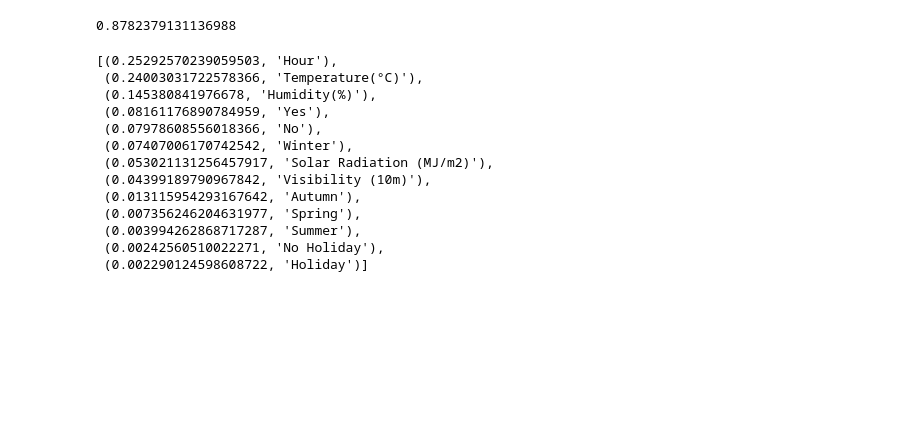
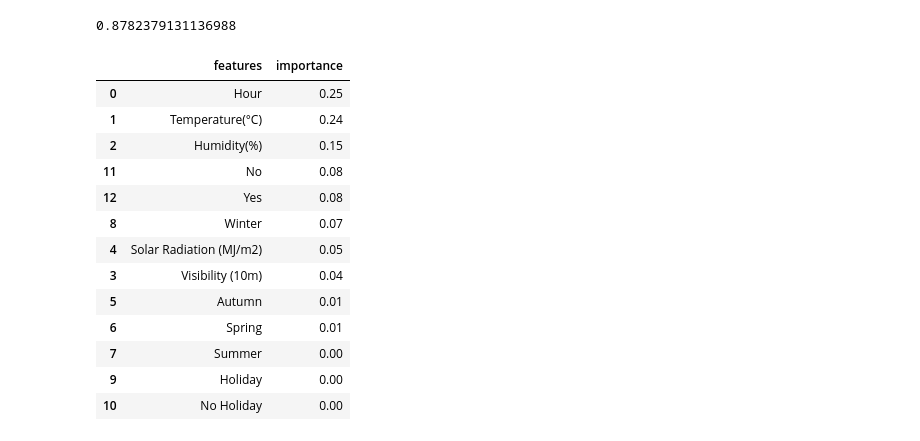
Before and after one commit to RupeshSharma14/Bike-Sharing-Demand-Prediction, a Jupyter notebook: Bike_Sharing_Demand_Prediction_Capstone_Project.ipynb, the cells around one changed output. Saved outputs shown, nothing was run; the diff lists cells and outputs as text; code cells hidden in the pictures; blank space fills up the shorter version.

```diff
--- a/Bike_Sharing_Demand_Prediction_Capstone_Project.ipynb
+++ b/Bike_Sharing_Demand_Prediction_Capstone_Project.ipynb
@@ -691,28 +691,31 @@ r2_score(test_bike_count, predictions)
 # %%
 imp_features_forest = rnd_search.best_estimator_.feature_importances_
 cat_encoder = features_pipeline.named_transformers_["cat"]
 
 cat_attribs = cat_encoder.categories_
 cat_attribs
 attributes_forest = []
 attributes_forest.extend(num_cols)
 for var in cat_attribs:
   attributes_forest.extend(var)
 
 attributes_forest
 
-sorted(zip(imp_features_forest, attributes_forest), reverse = True)
+importance_dict = {"features": attributes_forest, "importance": np.around(imp_features_forest, 2)}
+forest_importance = pd.DataFrame(importance_dict).sort_values(by = "importance", ascending = False)
+forest_importance
 # %% [output]
-[(0.25292570239059503, 'Hour'),
- (0.24003031722578366, 'Temperature(°C)'),
- (0.145380841976678, 'Humidity(%)'),
- (0.08161176890784959, 'Yes'),
- (0.07978608556018366, 'No'),
- (0.07407006170742542, 'Winter'),
- (0.053021131256457917, 'Solar Radiation (MJ/m2)'),
- (0.04399189790967842, 'Visibility (10m)'),
- (0.013115954293167642, 'Autumn'),
- (0.007356246204631977, 'Spring'),
- (0.003994262868717287, 'Summer'),
- (0.00242560510022271, 'No Holiday'),
- (0.002290124598608722, 'Holiday')]
+|  | features | importance |
+| 0 | Hour | 0.25 |
+| 1 | Temperature(°C) | 0.24 |
+| 2 | Humidity(%) | 0.15 |
+| 11 | No | 0.08 |
+| 12 | Yes | 0.08 |
+| 8 | Winter | 0.07 |
+| 4 | Solar Radiation (MJ/m2) | 0.05 |
+| 3 | Visibility (10m) | 0.04 |
+| 5 | Autumn | 0.01 |
+| 6 | Spring | 0.01 |
+| 7 | Summer | 0.00 |
+| 9 | Holiday | 0.00 |
+| 10 | No Holiday | 0.00 |
```
Also changed, not shown: parts of 8 cells of this notebook.
